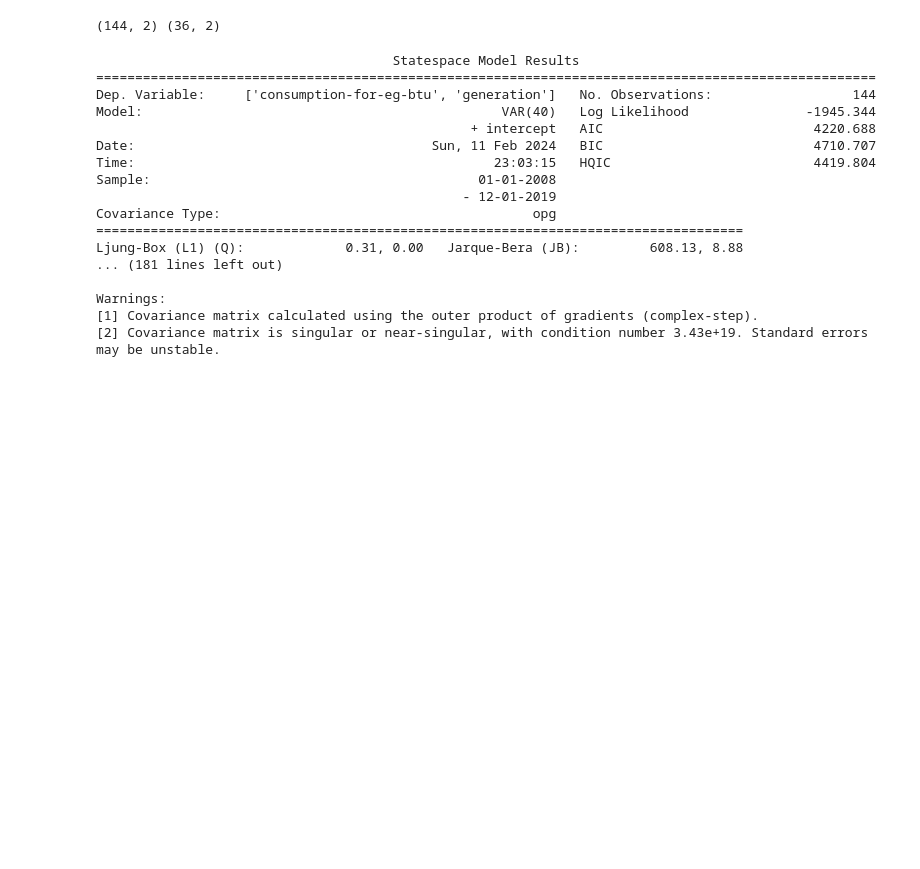
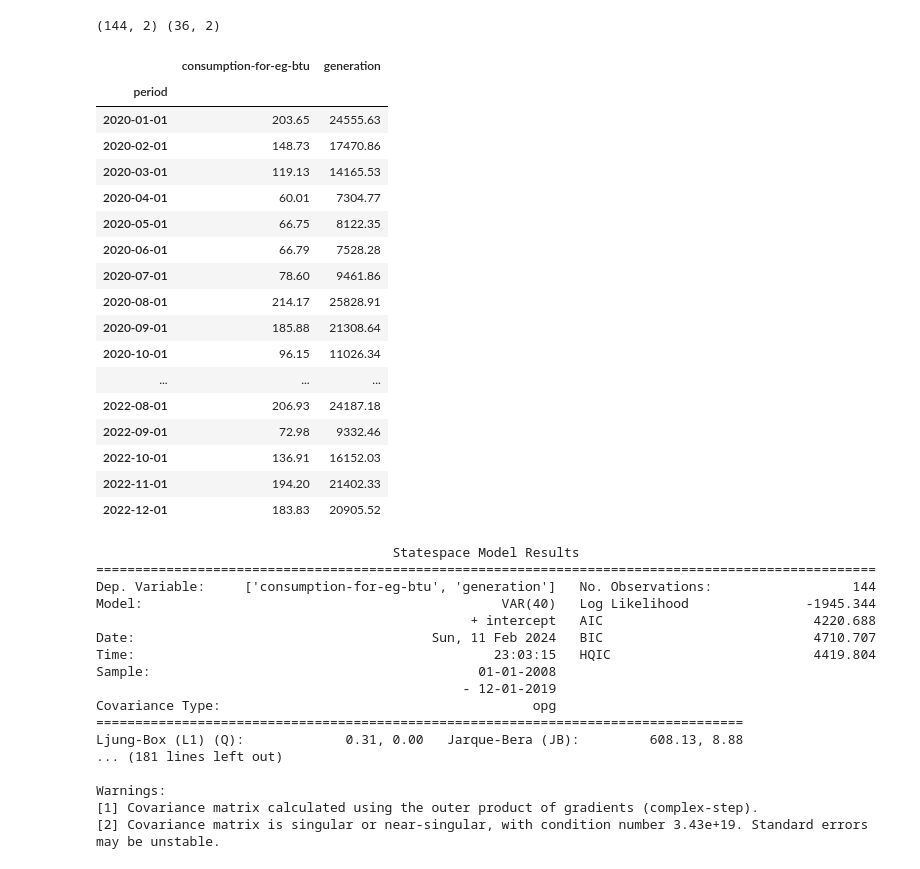
Before and after one commit to 123noob1/gwu-bootcamp-proj-4, a Jupyter notebook: jupyter/model.ipynb, the cells around one changed output. Drawn from its saved outputs; the diff is of its cells as text; code cells hidden in the pictures; blank space fills up the shorter version.

```diff
--- a/jupyter/model.ipynb
+++ b/jupyter/model.ipynb
@@ -740,6 +740,27 @@ test_ff_2 = ff_df[['consumption-for-eg-btu', 'generation']][144: ]
 print(train_ff_2.shape, test_ff_2.shape)
 # %% [output]
 (144, 2) (36, 2)
+# %%
+test_ff_2
+# %% [output]
+|  | consumption-for-eg-btu | generation |
+| period |  |  |
+| 2020-01-01 | 203.65 | 24555.63 |
+| 2020-02-01 | 148.73 | 17470.86 |
+| 2020-03-01 | 119.13 | 14165.53 |
+| 2020-04-01 | 60.01 | 7304.77 |
+| 2020-05-01 | 66.75 | 8122.35 |
+| 2020-06-01 | 66.79 | 7528.28 |
+| 2020-07-01 | 78.60 | 9461.86 |
+| 2020-08-01 | 214.17 | 25828.91 |
+| 2020-09-01 | 185.88 | 21308.64 |
+| 2020-10-01 | 96.15 | 11026.34 |
+| ... | ... | ... |
+| 2022-08-01 | 206.93 | 24187.18 |
+| 2022-09-01 | 72.98 | 9332.46 |
+| 2022-10-01 | 136.91 | 16152.03 |
+| 2022-11-01 | 194.20 | 21402.33 |
+| 2022-12-01 | 183.83 | 20905.52 |
 # %%
 var_ff_model_2 = VARMAX(train_ff_2, order = (40, 0), enforce_stationarity  = True)
 fit_var_ff_model_2 = var_ff_model_2.fit(maxiter = 200, disp = False)
```
Also changed, not shown: parts of 47 cells of this notebook.
